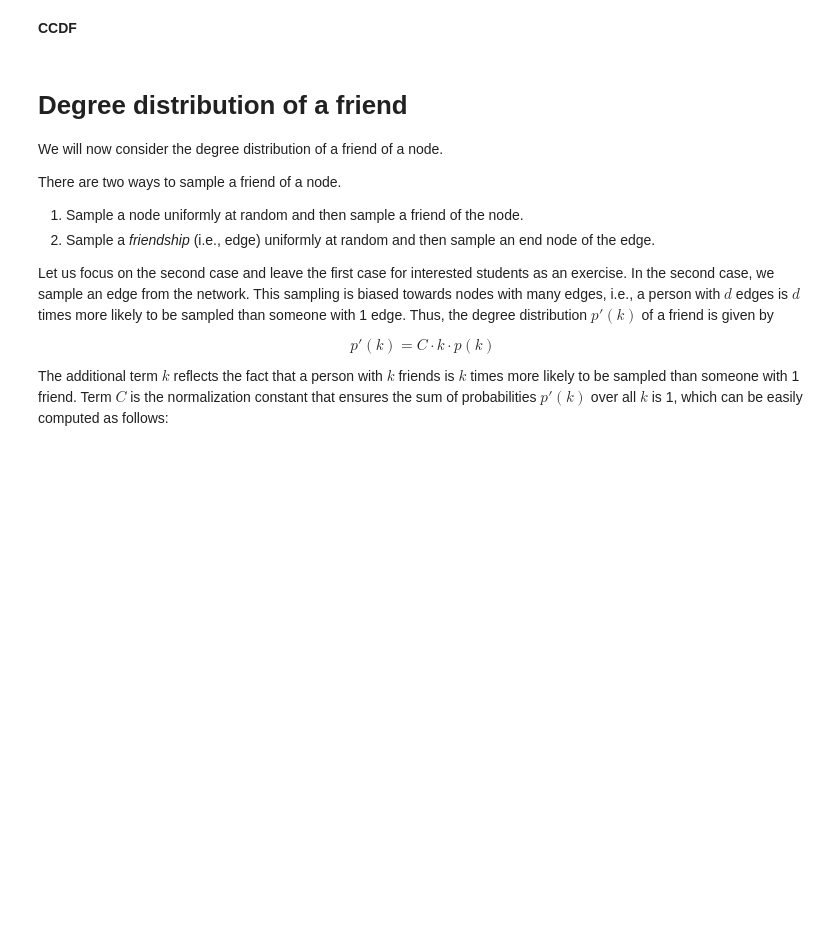
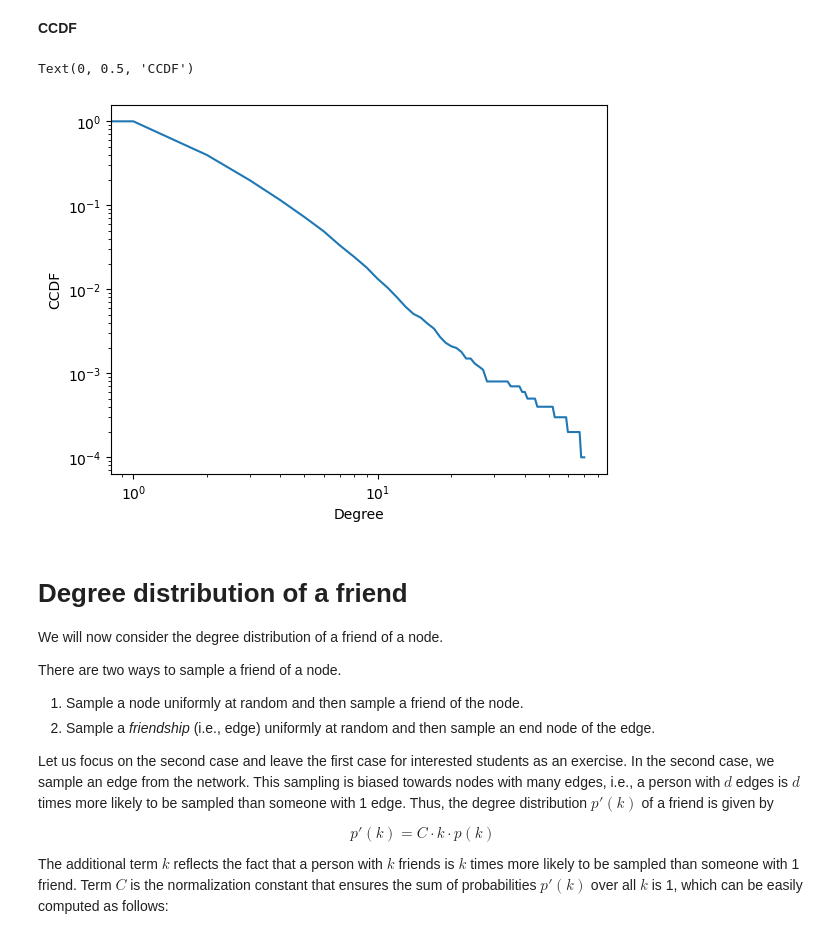
Before and after one commit to skojaku/adv-net-sci, a Jupyter notebook: notebooks/exercise-m04-friendship-paradox.ipynb, the cells around one changed output. Saved outputs shown, nothing was run; the diff lists cells and outputs as text; code cells hidden in the pictures; blank space fills up the shorter version.

```diff
--- a/notebooks/exercise-m04-friendship-paradox.ipynb
+++ b/notebooks/exercise-m04-friendship-paradox.ipynb
@@ -95,5 +114,17 @@ The benefits of using CDF and CCDF are:
 # %% [markdown]
 **CCDF**
+# %%
+p_deg_ccdf = np.cumsum(p_deg[::-1])[::-1]
+
+
+ax = sns.lineplot(x=np.arange(len(p_deg_ccdf)), y=p_deg_ccdf)
+ax.set_xscale('log')
+ax.set_yscale('log')
+ax.set_xlabel('Degree')
+ax.set_ylabel('CCDF')
+# %% [output]
+Text(0, 0.5, 'CCDF')
+[figure, added]
 # %% [markdown]
 # Degree distribution of a friend
 
```
Also changed, not shown: parts of 6 cells of this notebook, 4 other files.
